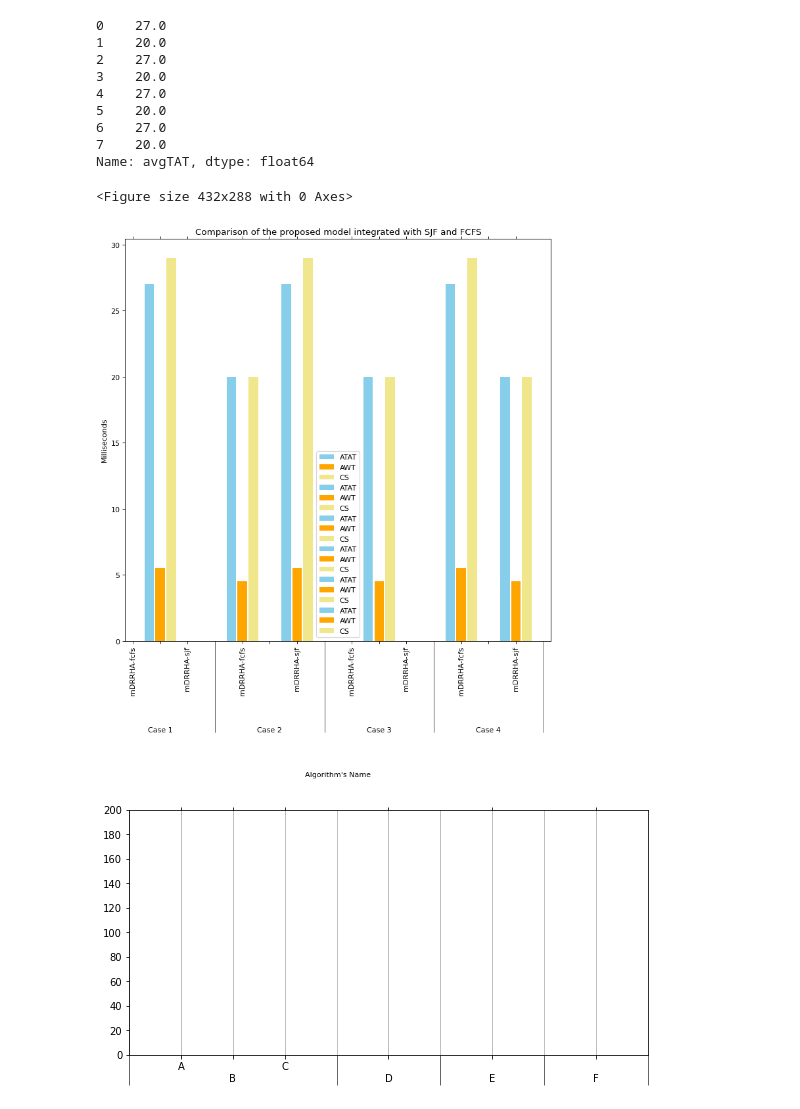
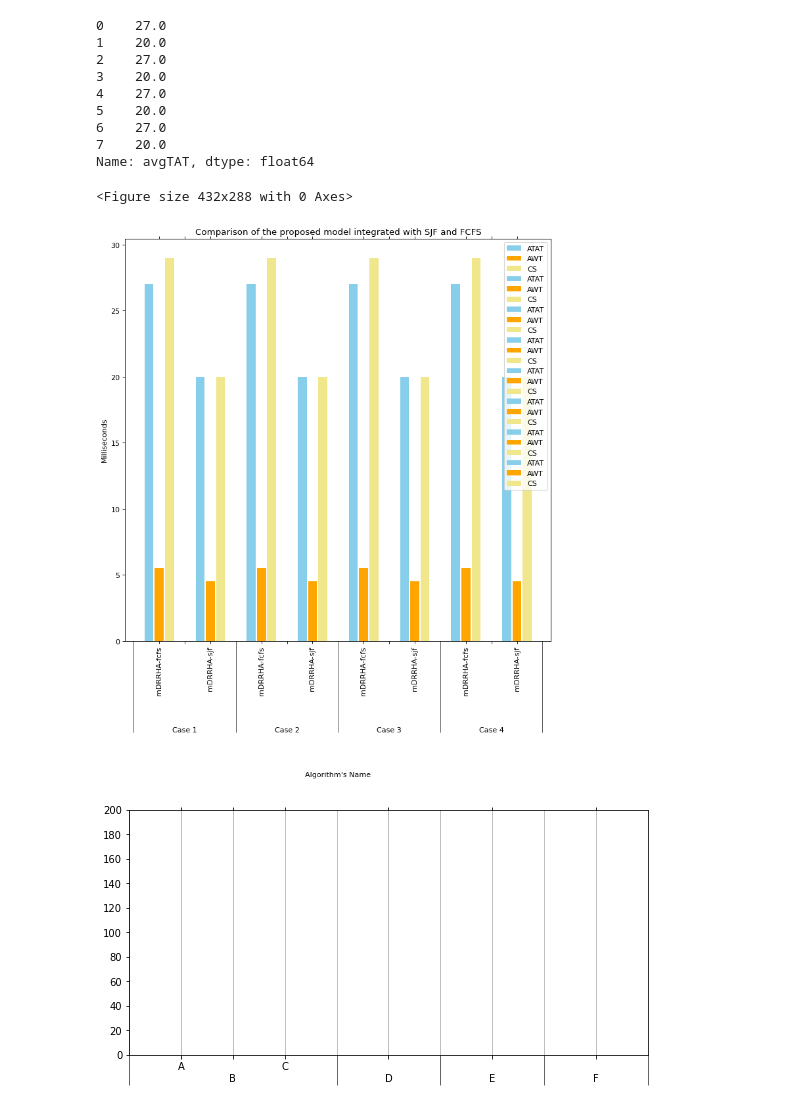
Before and after one commit to Bhaikko/mdrrha, a Jupyter notebook: src/graph_handler.ipynb, the cells around one changed output. Saved outputs shown, nothing was run; the diff lists cells and outputs as text; code cells hidden in the pictures.

Commit message:
FCFS SJF graph bars fixed

```diff
--- a/src/graph_handler.ipynb
+++ b/src/graph_handler.ipynb
@@ -54,6 +54,7 @@ X = dataset['name'].to_numpy()
 X_labels = []
 X_axis = []
 X_axis_lines = [0]
+X_axis_bars = []
 
 current_case_index = 1
 push_empty = False
@@ -62,6 +63,7 @@ counter = 1
 for i in range(len(X)):
     X_labels = np.append(X_labels, X[i])
     X_axis.append(counter)
+    X_axis_bars.append(counter)
 
     counter += 1
     if push_empty:
@@ -97,62 +99,57 @@ line_height = 125
 for i, (t, y) in enumerate(zip(ax.get_xticklabels(), vertical_align)):
     if i % 3 == 0 or i % 3 == 2:
         t.set_rotation(90)
 
     t.set_y(y)
 
 
 ax.tick_params( axis='x', which='minor', direction='out', length=line_height )
 ax.tick_params( axis='x', which='major', bottom='off', top='off' )
 
-# plt.bar(X_axis - bar_width - 0.025, dataset['avgTAT'],bar_width, label = 'ATAT')
-# plt.bar(X_axis, dataset['avgWT'],bar_width, label = 'AWT')
-# plt.bar(X_axis + bar_width + 0.025, dataset['nCS'],bar_width, label = 'CS')
-
 bar_width = 0.35
 padding_betweenbars = 0.05
 
 # Plotting Bars
 current_bar_index = 0
-for index, x_axis in enumerate(X_axis):
-    if index % 2 == 1:
-        ax.bar(
-            x_axis - bar_width - padding_betweenbars,
-            dataset['avgTAT'][current_bar_index],
-            bar_width,
-            label = 'ATAT',
-            color = 'skyblue'
-        )
+for index, x_axis in enumerate(X_axis_bars):
+    ax.bar(
+        x_axis - bar_width - padding_betweenbars,
+        dataset['avgTAT'][current_bar_index],
+        bar_width,
+        label = 'ATAT',
+        color = 'skyblue'
+    )
 
-        ax.bar(
-            x_axis,
-            dataset['avgWT'][current_bar_index],
-            bar_width,
-            label = 'AWT',
-            color = 'orange'
-        )
+    ax.bar(
+        x_axis,
+        dataset['avgWT'][current_bar_index],
+        bar_width,
+        label = 'AWT',
+        color = 'orange'
+    )
 
-        ax.bar(
-            x_axis + bar_width + padding_betweenbars,
-            dataset['nCS'][current_bar_index],
-            bar_width,
-            label = 'CS',
-            color = 'khaki'
-        )
+    ax.bar(
+        x_axis + bar_width + padding_betweenbars,
+        dataset['nCS'][current_bar_index],
+        bar_width,
+        label = 'CS',
+        color = 'khaki'
+    )
 
-        current_bar_index += 1
+    current_bar_index += 1
 
 plt.xlabel('Algorithm\'s Name', labelpad = 50)
 plt.ylabel('Milliseconds')
 plt.title('Comparison of the proposed model integrated with SJF and FCFS')
 plt.legend()
 plt.show()
 
 
 # TODO: Change Legend Position
 # https://stackoverflow.com/questions/4700614/how-to-put-the-legend-out-of-the-plot
 # %% [output]
 <Figure size 432x288 with 0 Axes>
-[figure, old version]
+[figure, new version]
 # %%
 fig = plt.figure( figsize=(8, 4 ) )
 ax = fig.add_axes( [.05, .1, .9, .85 ] )
```
